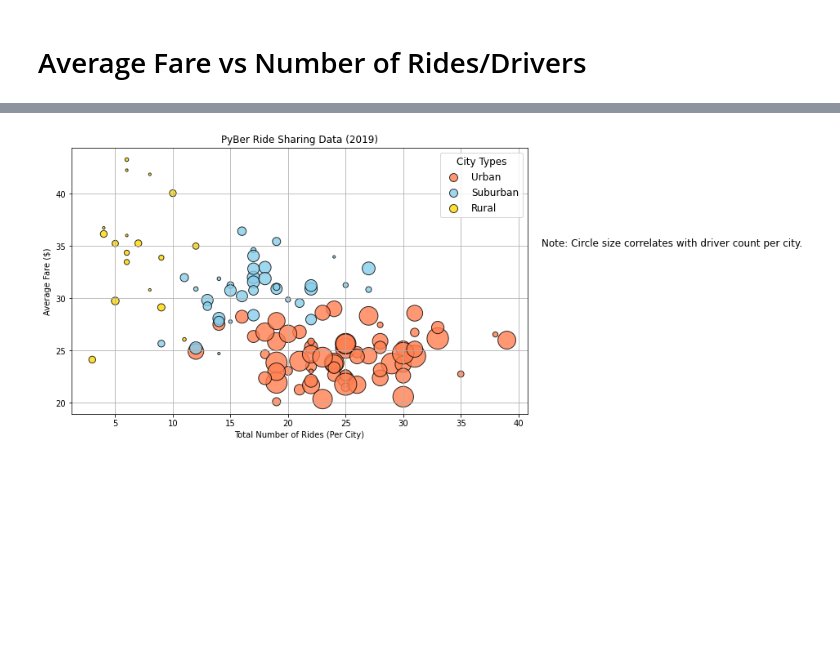
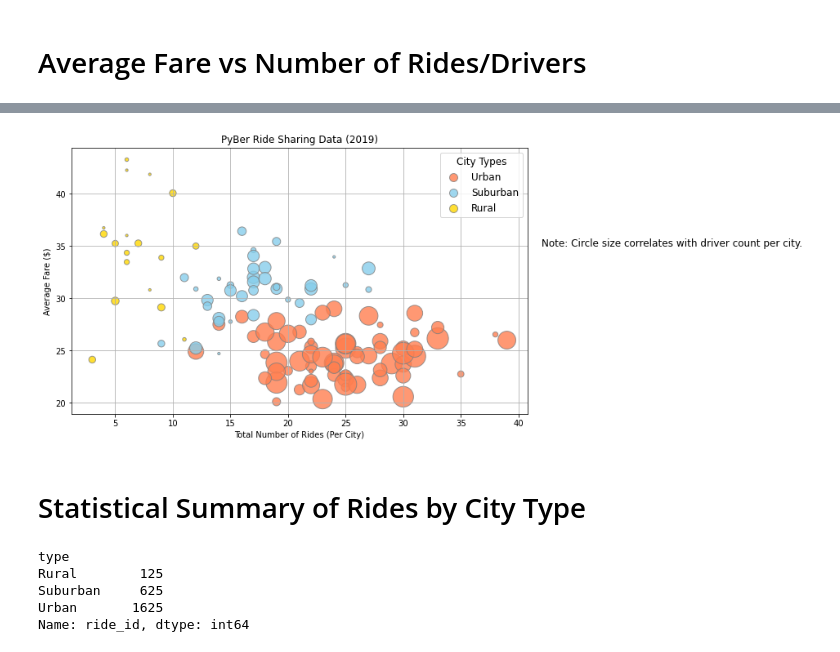
Before and after one commit to yazhcodes/PyBer_Analysis, a Jupyter notebook: Course Work/PyBer.ipynb, the cells around one changed output, grey strips where cells are left out. Saved outputs shown, nothing was run; the diff lists cells and outputs as text; code cells hidden in the pictures; blank space fills up the shorter version.

```diff
--- a/Course Work/PyBer.ipynb
+++ b/Course Work/PyBer.ipynb
@@ -111,5 +112,4 @@ Suburban    36
 Rural       18
 Name: type, dtype: int64
 # %%
-pyber_df = city_data_df.merge(ride_data_df, how = 'outer', on = 'city')
-pyber_df
+pyber_df = ride_data_df.merge(city_data_df, how = 'left', on = 'city')
@@ -196,52 +162,79 @@ pyber_rural_df
+# %%
+# Build the DataFrames grouped by City
+pyber_city_urban_df = pd.DataFrame({
+    "Drivers" : urban_drivers_by_city,
+    "Total Rides" : urban_rides_by_city,
+    "Average Fare" : urban_fare_by_city
+})
+pyber_city_suburban_df = pd.DataFrame({
+    "Drivers" : suburban_drivers_by_city,
+    "Total Rides" : suburban_rides_by_city,
+    "Average Fare" : suburban_fare_by_city
+})
+pyber_city_rural_df = pd.DataFrame({
+    "Drivers" : rural_drivers_by_city,
+    "Total Rides" : rural_rides_by_city,
+    "Average Fare" : rural_fare_by_city
+})
 # %%
 # Plot
 plt.subplots(figsize=(10,6))
 plt.scatter(
-    pyber_urban_df['Total Rides'],
-    pyber_urban_df['Average Fare'],
-    s = 10*pyber_urban_df['Drivers'],
+    pyber_city_urban_df['Total Rides'],
+    pyber_city_urban_df['Average Fare'],
+    s = 10*pyber_city_urban_df['Drivers'],
     c = 'coral',
-    edgecolor = 'black',
+    edgecolor = 'gray',
     linewidths = 1,
     alpha = 0.8,
     label = 'Urban'
 )
 plt.scatter(
-    pyber_suburban_df['Total Rides'],
-    pyber_suburban_df['Average Fare'],
-    s = 10*pyber_suburban_df['Drivers'],
+    pyber_city_suburban_df['Total Rides'],
+    pyber_city_suburban_df['Average Fare'],
+    s = 10*pyber_city_suburban_df['Drivers'],
     c = 'skyblue',
-    edgecolor = 'black',
+    edgecolor = 'gray',
     alpha = 0.8,
     label = 'Suburban'
 )
 plt.scatter(
-    pyber_rural_df['Total Rides'],
-    pyber_rural_df['Average Fare'],
-    s = 10*pyber_rural_df['Drivers'],
+    pyber_city_rural_df['Total Rides'],
+    pyber_city_rural_df['Average Fare'],
+    s = 10*pyber_city_rural_df['Drivers'],
     c = 'gold',
-    edgecolor = 'black',
+    edgecolor = 'gray',
     alpha = 0.8,
     label = 'Rural'
 )
 plt.xlabel('Total Number of Rides (Per City)')
 plt.ylabel('Average Fare ($)')
 plt.title('PyBer Ride Sharing Data (2019)')
 plt.grid()
 
 # Legend
 lgnd = plt.legend(fontsize="12", mode="Expanded",scatterpoints=1, loc="best", title="City Types")
 lgnd.legendHandles[0]._sizes = [100]
 lgnd.legendHandles[1]._sizes = [100]
 lgnd.legendHandles[2]._sizes = [100]
 lgnd.get_title().set_fontsize(12)
 
 # Note
 plt.text(42,35,'Note: Circle size correlates with driver count per city.',fontsize=12, wrap=True)
 # plt.tight_layout()
 
 # Save
 fig1_path = os.path.join('..','Resources','Fig1.png')
 plt.savefig(fig1_path)
 # %% [output]
-[figure, old version]
+[figure, new version]
+# %% [markdown]
+# Statistical Summary of Rides by City Type
+# %%
+pyber_df.groupby(pyber_df['type']).count()['ride_id']
+# %% [output]
+type
+Rural        125
+Suburban     625
+Urban       1625
+Name: ride_id, dtype: int64
```
Also changed, not shown: parts of 41 cells of this notebook, 2 other files.
